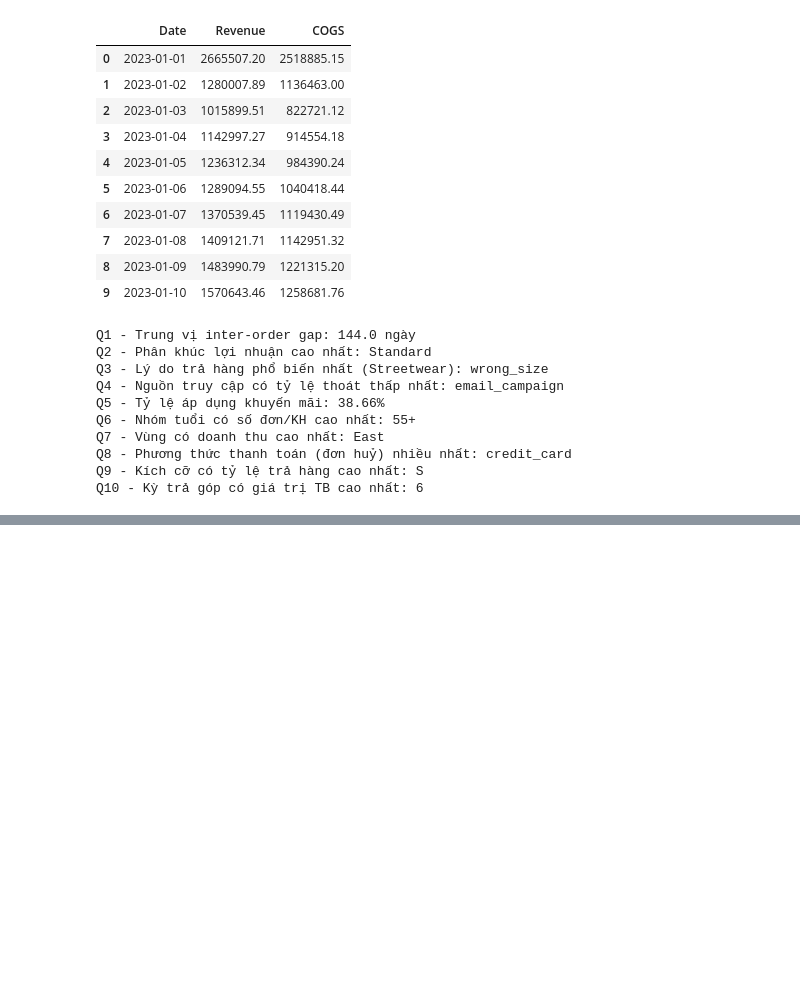
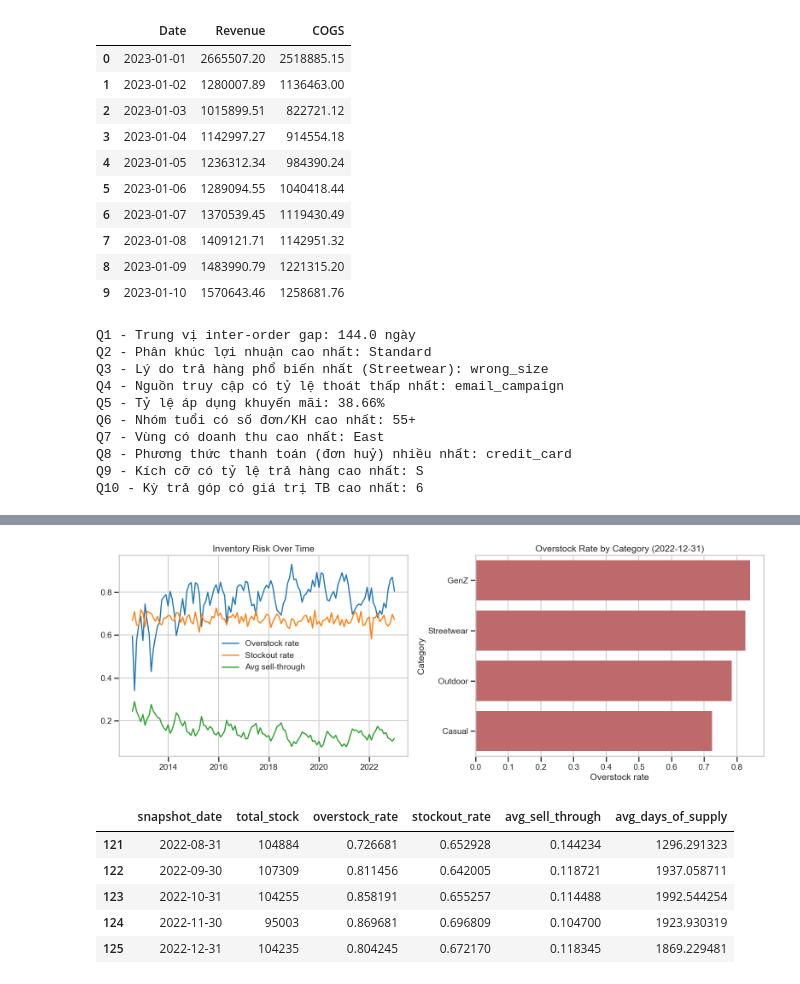
Before and after one commit to Laxury-H/Mouis_Datathon-2026, a Jupyter notebook: Data/baseline.ipynb, the cells around one changed output, grey strips where cells are left out. Drawn from its saved outputs; the diff is of its cells as text; code cells hidden in the pictures; blank space fills up the shorter version.

```diff
--- a/Data/baseline.ipynb
+++ b/Data/baseline.ipynb
@@ -333,0 +699,38 @@ Q10 - Kỳ trả góp có giá trị TB cao nhất: 6
+# %%
+# 8.5 Inventory health and cash-flow risk
+inv_monthly = inventory.groupby('snapshot_date', as_index=False).agg(
+    total_stock=('stock_on_hand', 'sum'),
+    overstock_rate=('overstock_flag', 'mean'),
+    stockout_rate=('stockout_flag', 'mean'),
+    avg_sell_through=('sell_through_rate', 'mean'),
+    avg_days_of_supply=('days_of_supply', 'mean')
+)
+
+latest_snapshot = inventory['snapshot_date'].max()
+inv_latest = inventory[inventory['snapshot_date'] == latest_snapshot].copy()
+overstock_by_cat = inv_latest.groupby('category', as_index=False)['overstock_flag'].mean().sort_values('overstock_flag', ascending=False)
+
+fig, axes = plt.subplots(1, 2, figsize=(16, 6))
+axes[0].plot(inv_monthly['snapshot_date'], inv_monthly['overstock_rate'], label='Overstock rate', linewidth=2)
+axes[0].plot(inv_monthly['snapshot_date'], inv_monthly['stockout_rate'], label='Stockout rate', linewidth=2)
+axes[0].plot(inv_monthly['snapshot_date'], inv_monthly['avg_sell_through'], label='Avg sell-through', linewidth=2)
+axes[0].set_title('Inventory Risk Over Time')
+axes[0].legend()
+
+sns.barplot(data=overstock_by_cat, x='overstock_flag', y='category', ax=axes[1], color='indianred')
+axes[1].set_title(f'Overstock Rate by Category ({latest_snapshot.date()})')
+axes[1].set_xlabel('Overstock rate')
+axes[1].set_ylabel('Category')
+
+plt.tight_layout()
+plt.show()
+
+inv_monthly.tail()
+# %% [output]
+[figure, added]
+|  | snapshot_date | total_stock | overstock_rate | stockout_rate | avg_sell_through | avg_days_of_supply |
+| 121 | 2022-08-31 | 104884 | 0.726681 | 0.652928 | 0.144234 | 1296.291323 |
+| 122 | 2022-09-30 | 107309 | 0.811456 | 0.642005 | 0.118721 | 1937.058711 |
+| 123 | 2022-10-31 | 104255 | 0.858191 | 0.655257 | 0.114488 | 1992.544254 |
+| 124 | 2022-11-30 | 95003 | 0.869681 | 0.696809 | 0.104700 | 1923.930319 |
+| 125 | 2022-12-31 | 104235 | 0.804245 | 0.672170 | 0.118345 | 1869.229481 |
```
Also changed, not shown: parts of 12 cells of this notebook, 8 other files.
